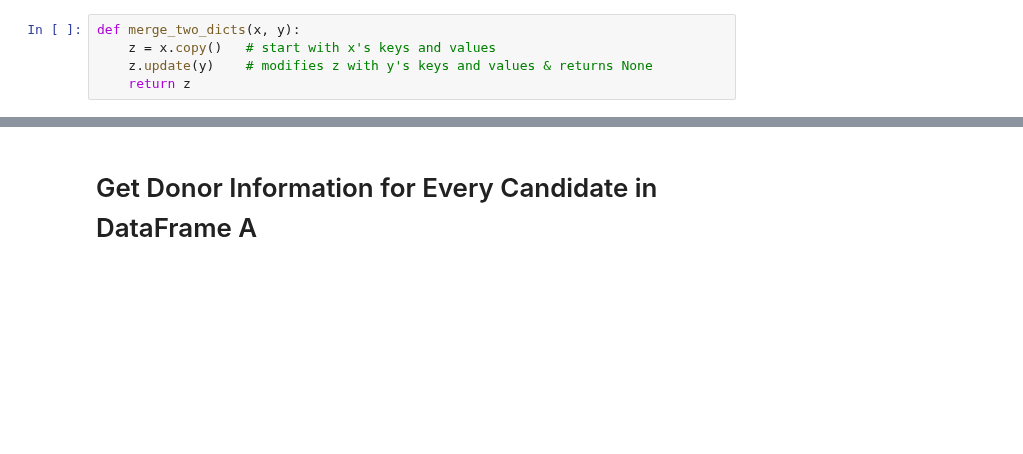
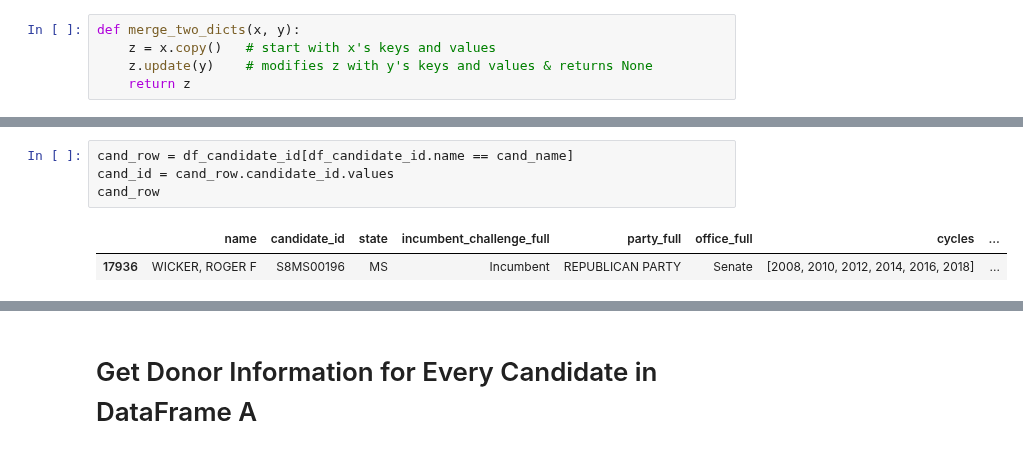
Before and after one commit to Nlorio/election-forecast, a Jupyter notebook: notebooks/Project - FEC Financial Data .ipynb, the cells around one changed output, grey strips where cells are left out. Saved outputs shown, nothing was run; the diff lists cells and outputs as text; blank space fills up the shorter version.

```diff
--- a/notebooks/Project - FEC Financial Data .ipynb
+++ b/notebooks/Project - FEC Financial Data .ipynb
@@ -633,3 +579,10 @@ SystemError: <built-in method view of numpy.ndarray object at 0x...> returned a
+# %%
+cand_row = df_candidate_id[df_candidate_id.name == cand_name]
+cand_id = cand_row.candidate_id.values
+cand_row
+# %% [output]
+|  | name | candidate_id | state | incumbent_challenge_full | party_full | office_full | cycles | ... |
+| 17936 | WICKER, ROGER F | S8MS00196 | MS | Incumbent | REPUBLICAN PARTY | Senate | [2008, 2010, 2012, 2014, 2016, 2018] | ... |
 # %%
 #Add df_candidate_id input to the previous function for candidate donor information collection function
 
```
Also changed, not shown: parts of 26 cells of this notebook, 8 other files.
